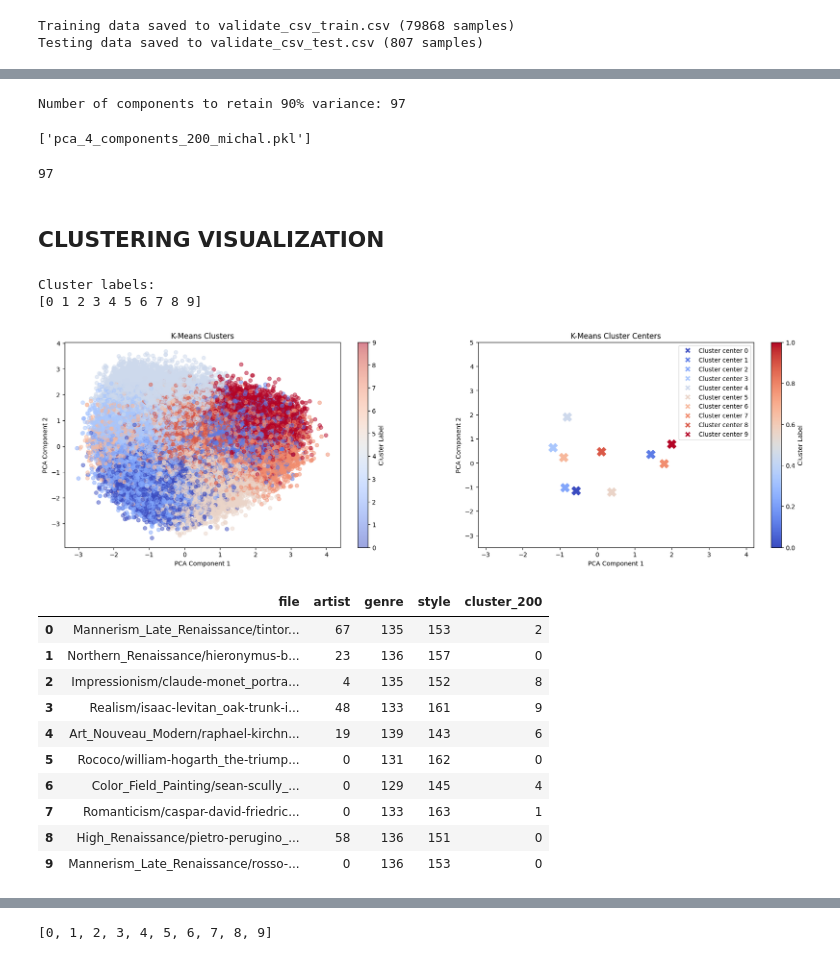
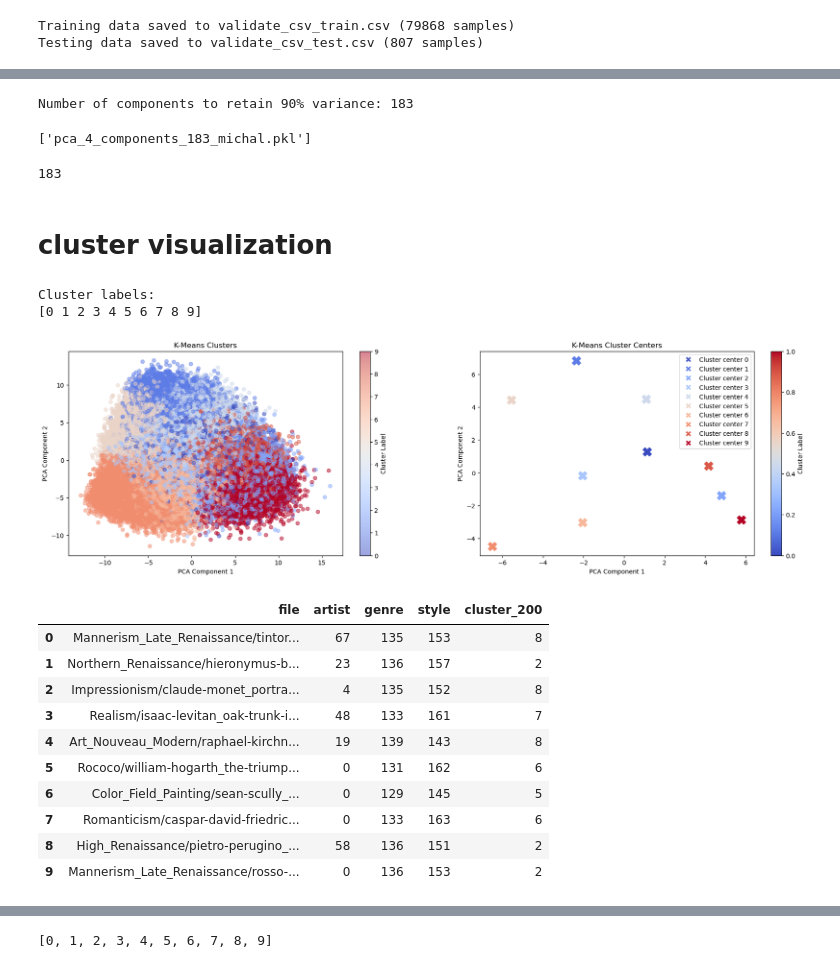
Before and after one commit to AdamKrupski/UN_project, a Jupyter notebook: UN_projekt_porzadnie.ipynb, the cells around one changed output, grey strips where cells are left out. Drawn from its saved outputs; the diff is of its cells as text; code cells hidden in the pictures.

```diff
--- a/UN_projekt_porzadnie.ipynb
+++ b/UN_projekt_porzadnie.ipynb
@@ -251,10 +244,6 @@ torch.save(latent_vectors, "latent_vectors_200_michal.pt")
 # %%
-import torch
-import numpy as np
-from sklearn.decomposition import PCA
-
 # Load latent vectors
-latent_vectors = torch.load("latent_vectors_200_michal.pt")
+latent_vectors = torch.load("latent_vectors_512_michal.pt")
 
 # Convert latent vectors to NumPy for use in scikit-learn
 latent_vectors = latent_vectors.numpy()
@@ -269,28 +258,28 @@ pca.fit(latent_vectors)
 cumulative_variance = np.cumsum(pca.explained_variance_ratio_)
 
 # Find the number of components required to retain at least 90% variance
-num_components_90 = np.argmax(cumulative_variance >= 0.90) + 1
-print(f"Number of components to retain 90% variance: {num_components_90}")
+num_components = np.argmax(cumulative_variance >= 0.90) + 1
+print(f"Number of components to retain 90% variance: {num_components}")
 
 
-pca_components = PCA(n_components=num_components_90)
+pca_components = PCA(n_components=num_components)
 reduced_latent_vectors = pca_components.fit_transform(latent_vectors)
 
 # Save the reduced latent vectors
-np.save("reduced_latent_vectors_200_michal.npy", reduced_latent_vectors)
+np.save("reduced_latent_vectors_183_michal.npy", reduced_latent_vectors)
 
 # Save PCA model for later use if needed
 import joblib
-joblib.dump(pca_components, "pca_4_components_200_michal.pkl")
+joblib.dump(pca_components, "pca_4_components_183_michal.pkl")
 # %% [output]
-Number of components to retain 90% variance: 97
+Number of components to retain 90% variance: 183
-['pca_4_components_200_michal.pkl']
+['pca_4_components_183_michal.pkl']
 # %%
 reduced_latent_vectors[0].size
 # %% [output]
-97
+183
-# %% [markdown]
-## CLUSTERING VISUALIZATION
+# %% [markdown]
+# cluster visualization
 # %%
 kmeans = KMeans(n_clusters=10, random_state=42)
 kmeans.fit(reduced_latent_vectors)
@@ -317,39 +306,39 @@ reduced_centers_2d = pca_2d.transform(cluster_centers)
 unique_labels = np.unique(labels)
 colors = plt.cm.get_cmap('coolwarm', len(unique_labels))
 
 # Clusters
 plt.figure(figsize=(22, 6))
 plt.subplot(1, 2, 1)
 plt.scatter(reduced_vectors_2d[:, 0], reduced_vectors_2d[:, 1], c=labels, cmap='coolwarm', marker='o', alpha=0.5)
 plt.title('K-Means Clusters')
 plt.xlabel('PCA Component 1')
 plt.ylabel('PCA Component 2')
 plt.colorbar(label='Cluster Label')
 
 plt.subplot(1,2,2)
 # Dodanie centrów klastrów z odpowiednimi kolorami
 for i, center in enumerate(reduced_centers_2d):
     plt.scatter(center[0], center[1], color=colors(i), marker='X', s=200, label=f'Centrum klastra {i}' if i == 0 else "")
 
 # Cluster Centers
 plt.set_cmap("coolwarm")
 plt.title('K-Means Cluster Centers')
-plt.xlim((-3.2, 4.2))
-plt.ylim((-3.5, 5))
+# plt.xlim((-3.2, 4.2))
+# plt.ylim((-3.5, 5))
 plt.xlabel('PCA Component 1')
 plt.ylabel('PCA Component 2')
 plt.colorbar(label='Cluster Label')
 # Legend
 handles = [plt.Line2D([0], [0], marker='X', color='w', markerfacecolor=colors(i), markersize=10) for i in range(len(unique_labels))]
 plt.legend(handles, [f'Cluster center {i}' for i in unique_labels])
 
 
 plt.show()
 # %% [output]
-[figure, old version]
+[figure, new version]
 # %%
 # Load reduced latent vectors
-reduced_latent_vectors = np.load("reduced_latent_vectors_200_michal.npy")
+reduced_latent_vectors = np.load("reduced_latent_vectors_183_michal.npy")
 
 # Perform initial K-Means clustering
 kmeans = KMeans(n_clusters=10, random_state=42)
@@ -364,16 +353,16 @@ df["cluster_200"] = clusters
 df.head(10)
 # %% [output]
 |  | file | artist | genre | style | cluster_200 |
-| 0 | Mannerism_Late_Renaissance/tintor... | 67 | 135 | 153 | 2 |
-| 1 | Northern_Renaissance/hieronymus-b... | 23 | 136 | 157 | 0 |
+| 0 | Mannerism_Late_Renaissance/tintor... | 67 | 135 | 153 | 8 |
+| 1 | Northern_Renaissance/hieronymus-b... | 23 | 136 | 157 | 2 |
 | 2 | Impressionism/claude-monet_portra... | 4 | 135 | 152 | 8 |
-| 3 | Realism/isaac-levitan_oak-trunk-i... | 48 | 133 | 161 | 9 |
-| 4 | Art_Nouveau_Modern/raphael-kirchn... | 19 | 139 | 143 | 6 |
-| 5 | Rococo/william-hogarth_the-triump... | 0 | 131 | 162 | 0 |
-| 6 | Color_Field_Painting/sean-scully_... | 0 | 129 | 145 | 4 |
-| 7 | Romanticism/caspar-david-friedric... | 0 | 133 | 163 | 1 |
-| 8 | High_Renaissance/pietro-perugino_... | 58 | 136 | 151 | 0 |
-| 9 | Mannerism_Late_Renaissance/rosso-... | 0 | 136 | 153 | 0 |
+| 3 | Realism/isaac-levitan_oak-trunk-i... | 48 | 133 | 161 | 7 |
+| 4 | Art_Nouveau_Modern/raphael-kirchn... | 19 | 139 | 143 | 8 |
+| 5 | Rococo/william-hogarth_the-triump... | 0 | 131 | 162 | 6 |
+| 6 | Color_Field_Painting/sean-scully_... | 0 | 129 | 145 | 5 |
+| 7 | Romanticism/caspar-david-friedric... | 0 | 133 | 163 | 6 |
+| 8 | High_Renaissance/pietro-perugino_... | 58 | 136 | 151 | 2 |
+| 9 | Mannerism_Late_Renaissance/rosso-... | 0 | 136 | 153 | 2 |
 # %%
 # Count the number of images in each cluster
 cluster_counts = df["cluster_200"].value_counts().to_dict()
```
Also changed, not shown: parts of 43 cells of this notebook.
